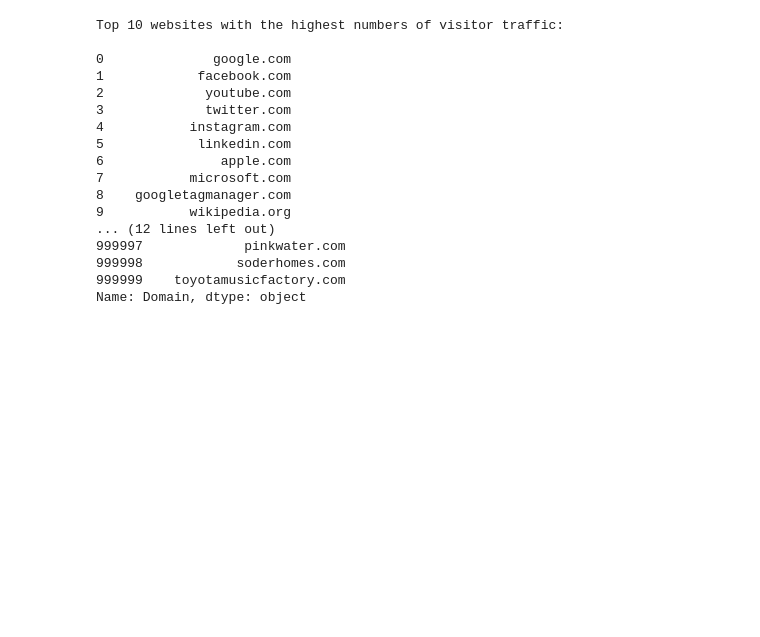
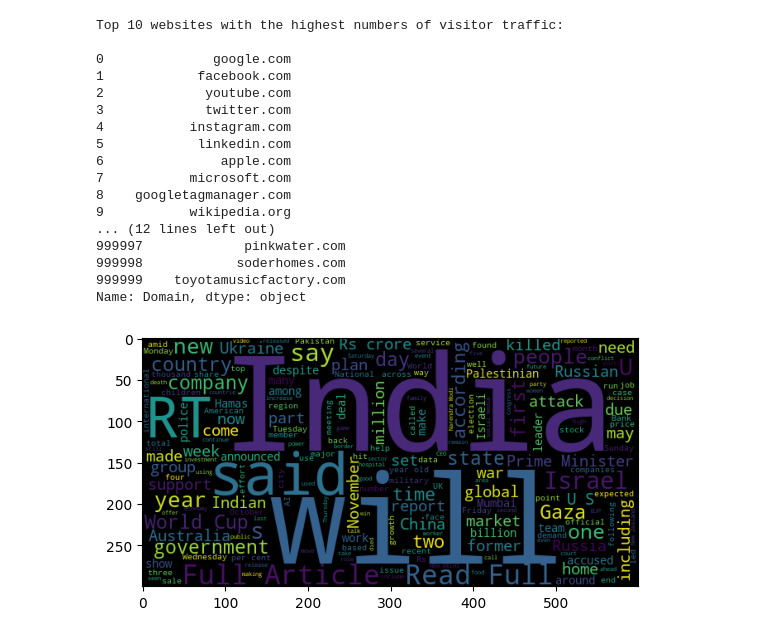
Before and after one commit to dev-abuke/News_Correlation_10_Academy_week0, a Jupyter notebook: notebooks/NewsEDA.ipynb, the cells around one changed output. Saved outputs shown, nothing was run; the diff lists cells and outputs as text; code cells hidden in the pictures; blank space fills up the shorter version.

```diff
--- a/notebooks/NewsEDA.ipynb
+++ b/notebooks/NewsEDA.ipynb
@@ -160,3 +261,8 @@ Top 10 websites with the highest numbers of visitor traffic:
 999998            soderhomes.com
 999999    toyotamusicfactory.com
 Name: Domain, dtype: object
+# %%
+wc = WordCloud(width=600,height=300).generate(' '.join(df['description']))
+plt.imshow(wc);
+# %% [output]
+[figure, added]
```
Also changed, not shown: parts of 20 cells of this notebook, 1 other file.
